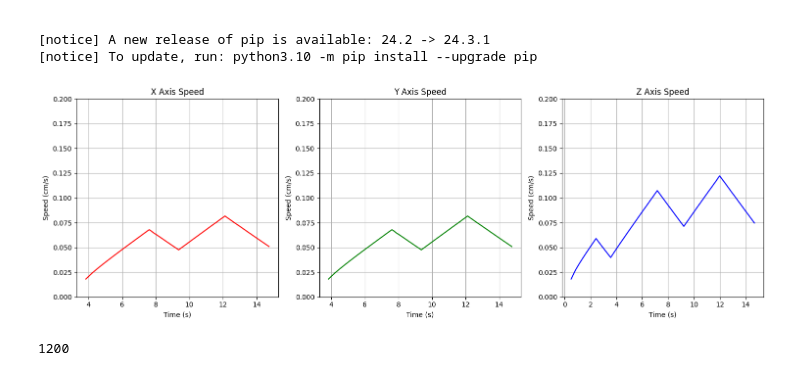
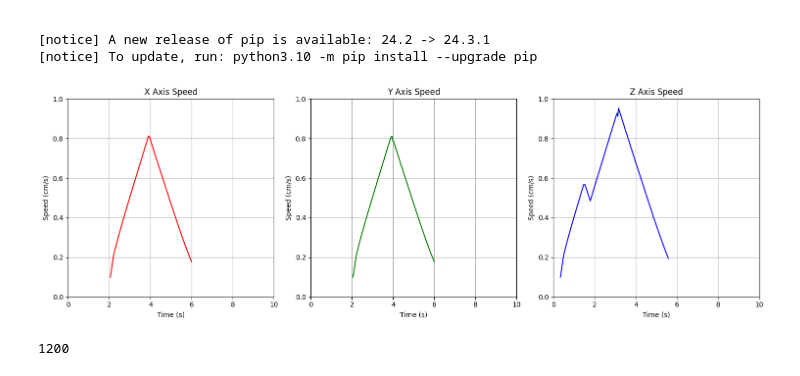
Before and after one commit to Apros7/QuickStep, a Jupyter notebook: test.ipynb, the cells around one changed output. Saved outputs shown, nothing was run; the diff lists cells and outputs as text; code cells hidden in the pictures.

```diff
--- a/test.ipynb
+++ b/test.ipynb
@@ -60,7 +60,8 @@ current_coord = None
 x_points, y_points, z_points = [], [], []
 x_times, y_times, z_times = [], [], []
 x_speeds, y_speeds, z_speeds = [], [], []
-step_to_cm = 1/110.65  # Convert steps to cm
+# step_to_cm = 1/110.65  # Convert steps to cm
+step_to_cm = 1/30
 
 # Initialize first values
 x, y, z = 0, 0, 0
@@ -162,37 +163,40 @@ fig_3d.update_layout(
 
 fig_3d.show()
 
 # Create speed plots
 plt.figure(figsize=(15, 5))
 
 plt.subplot(131)
 plt.plot(x_times[1:], x_speeds, 'r-', label='X Speed')
 plt.xlabel('Time (s)')
 plt.ylabel('Speed (cm/s)')
 plt.title('X Axis Speed')
-plt.ylim(0, 0.2)
+plt.ylim(0, 1)
+plt.xlim(0, 10)
 plt.grid(True)
 
 plt.subplot(132)
 plt.plot(y_times[1:], y_speeds, 'g-', label='Y Speed')
 plt.xlabel('Time (s)')
 plt.ylabel('Speed (cm/s)')
 plt.title('Y Axis Speed')
-plt.ylim(0, 0.2)
+plt.ylim(0, 1)
+plt.xlim(0, 10)
 plt.grid(True)
 
 plt.subplot(133)
 plt.plot(z_times[1:], z_speeds, 'b-', label='Z Speed')
 plt.xlabel('Time (s)')
 plt.ylabel('Speed (cm/s)')
 plt.title('Z Axis Speed')
-plt.ylim(0, 0.2)
+plt.ylim(0, 1)
+plt.xlim(0, 10)
 plt.grid(True)
 
 plt.tight_layout()
 plt.show()
 # %% [output]
-[figure, old version]
+[figure, new version]
 # %%
 len(x)
 # %% [output]
```
Also changed, not shown: 1 other file.
